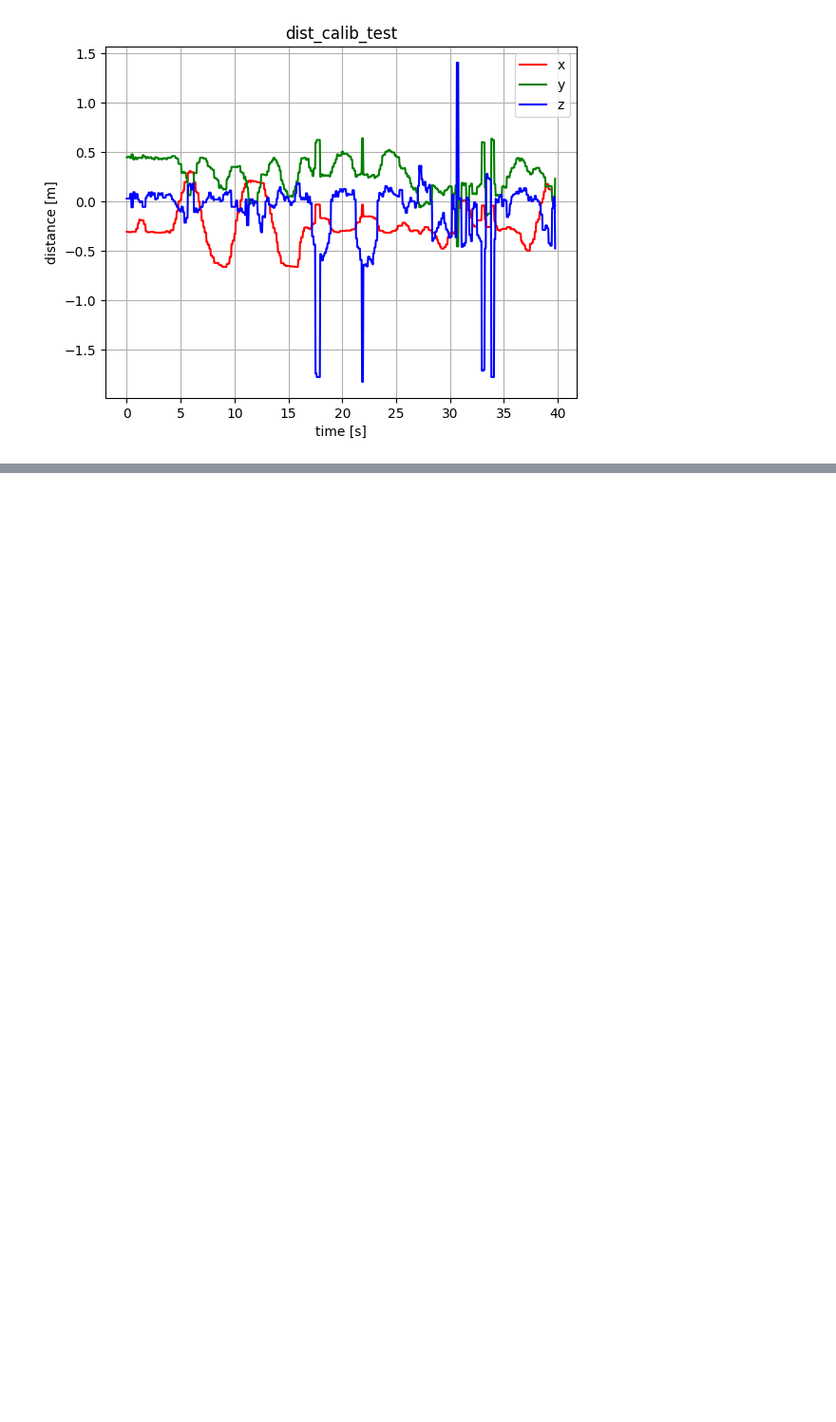
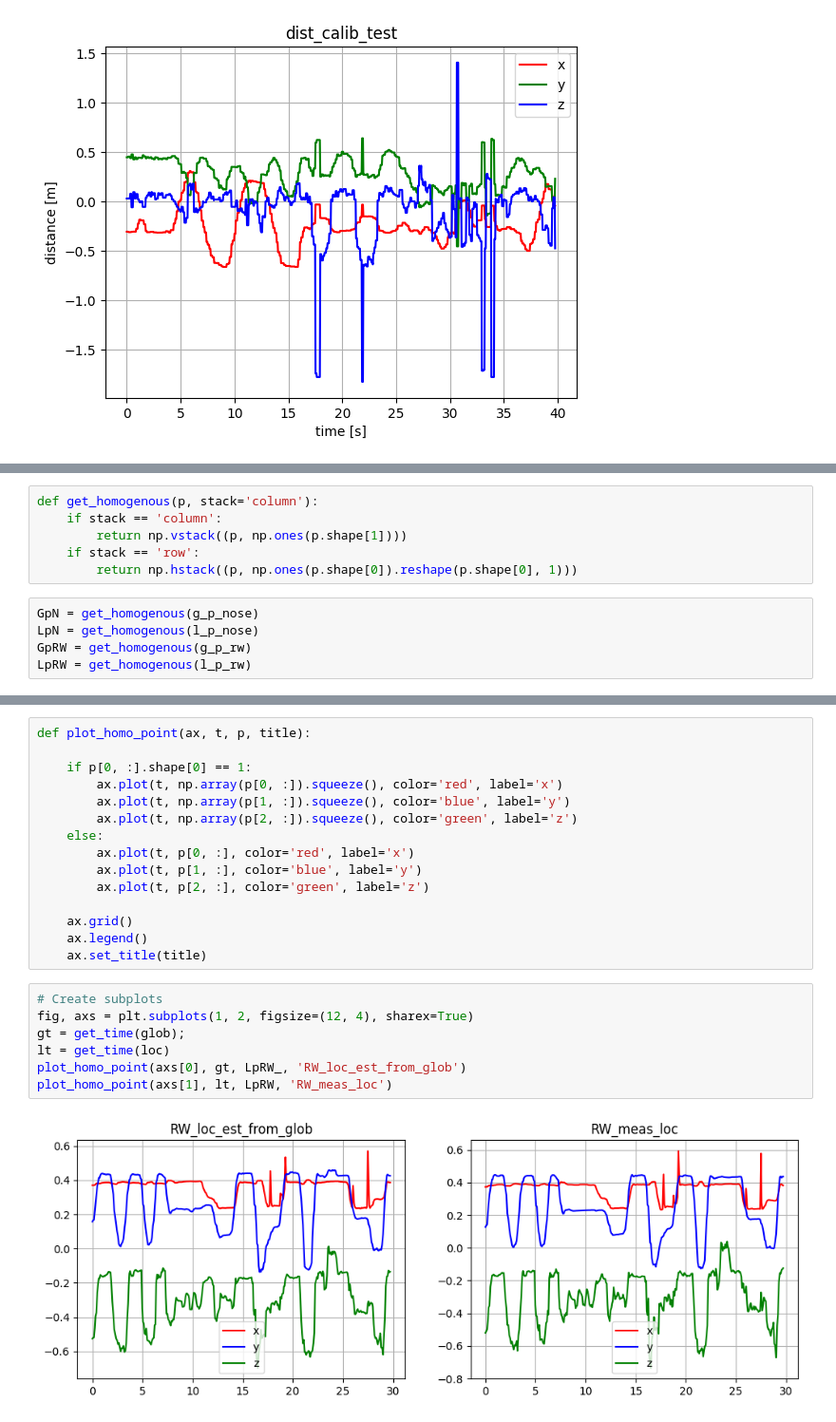
Before and after one commit to fzoric8/dev_scripts, a Jupyter notebook: hpe3d_analyses.ipynb, the cells around one changed output, grey strips where cells are left out. Shown at 95% size. Drawn from its saved outputs; the diff is of its cells as text; blank space fills up the shorter version.

```diff
--- a/hpe3d_analyses.ipynb
+++ b/hpe3d_analyses.ipynb
@@ -871,0 +951,11 @@ print(T.round(5))
+# %%
+def get_homogenous(p, stack='column'):
+    if stack == 'column':
+        return np.vstack((p, np.ones(p.shape[1])))
+    if stack == 'row':
+        return np.hstack((p, np.ones(p.shape[0]).reshape(p.shape[0], 1)))
+# %%
+GpN = get_homogenous(g_p_nose)
+LpN = get_homogenous(l_p_nose)
+GpRW = get_homogenous(g_p_rw)
+LpRW = get_homogenous(l_p_rw)
@@ -871,0 +1003,24 @@ print(T.round(5))
+# %%
+def plot_homo_point(ax, t, p, title):
+
+    if p[0, :].shape[0] == 1:
+        ax.plot(t, np.array(p[0, :]).squeeze(), color='red', label='x')
+        ax.plot(t, np.array(p[1, :]).squeeze(), color='blue', label='y')
+        ax.plot(t, np.array(p[2, :]).squeeze(), color='green', label='z')
+    else:
+        ax.plot(t, p[0, :], color='red', label='x')
+        ax.plot(t, p[1, :], color='blue', label='y')
+        ax.plot(t, p[2, :], color='green', label='z')
+
+    ax.grid()
+    ax.legend()
+    ax.set_title(title)
+# %%
+# Create subplots
+fig, axs = plt.subplots(1, 2, figsize=(12, 4), sharex=True)
+gt = get_time(glob);
+lt = get_time(loc)
+plot_homo_point(axs[0], gt, LpRW_, 'RW_loc_est_from_glob')
+plot_homo_point(axs[1], lt, LpRW, 'RW_meas_loc')
+# %% [output]
+[figure, added]
```
Also changed, not shown: parts of 25 cells of this notebook.
